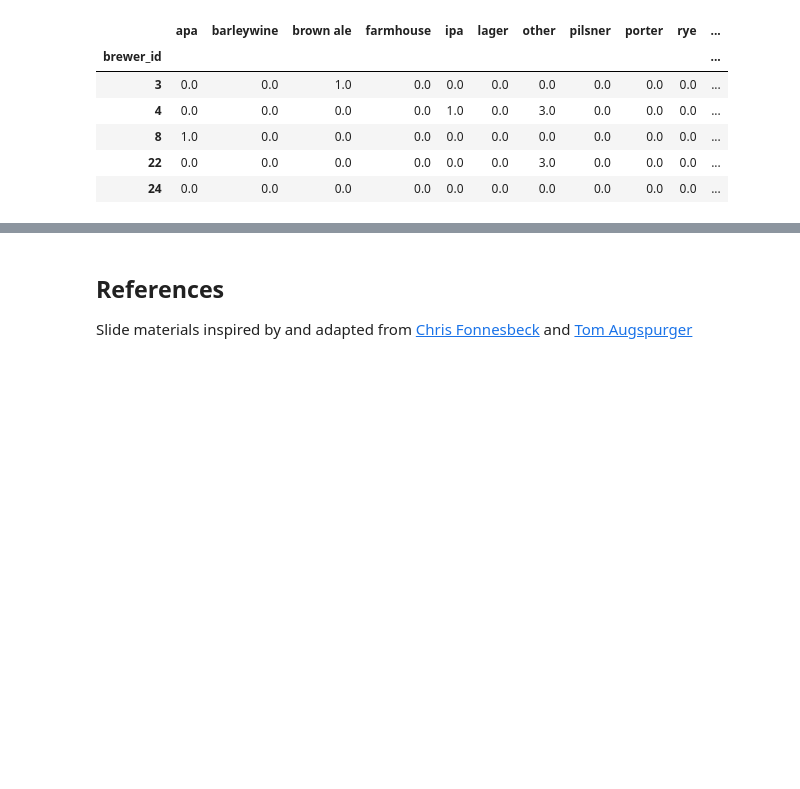
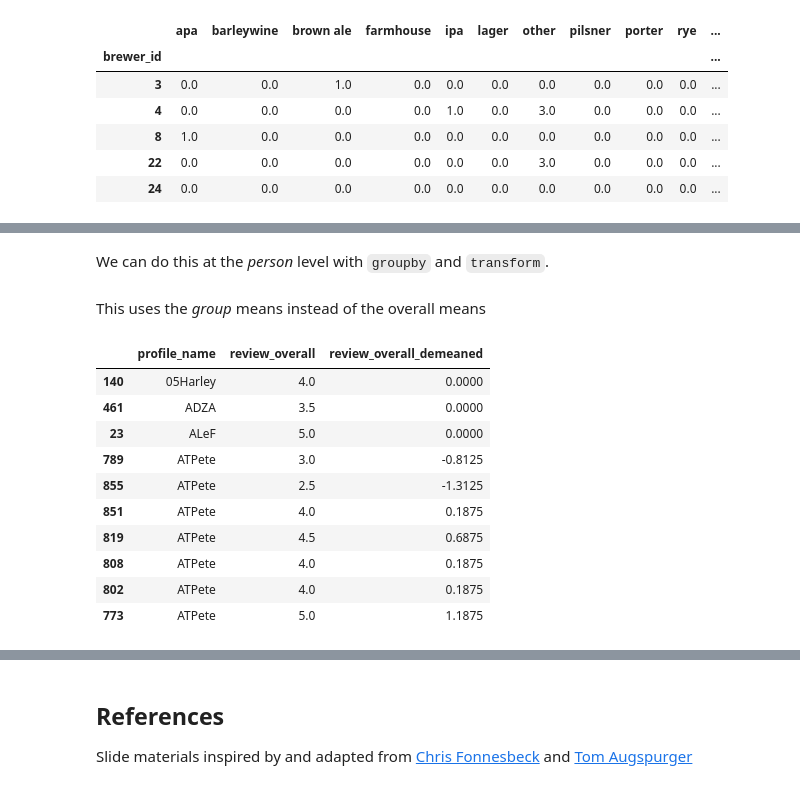
Before and after one commit to ihmeuw/ihme-python-course, a Jupyter notebook: Lecture 5/Pandas III + Plotting.ipynb, the cells around one changed output, grey strips where cells are left out. Saved outputs shown, nothing was run; the diff lists cells and outputs as text; code cells hidden in the pictures; blank space fills up the shorter version.

Commit message:
finished groupby

```diff
--- a/Lecture 5/Pandas III + Plotting.ipynb
+++ b/Lecture 5/Pandas III + Plotting.ipynb
@@ -596,0 +614,4 @@ In fact, the `.agg`, which returns one row per group, is just one kind of way to
+# %%
+def de_mean(reviews):
+    s = reviews - reviews.mean()
+    return s
@@ -596,0 +633,20 @@ In fact, the `.agg`, which returns one row per group, is just one kind of way to
+# %% [markdown]
+We can do this at the *person* level with `groupby` and `transform`.
+# %%
+df['review_overall_demeaned'] = df.groupby('profile_name').review_overall.transform(de_mean)
+# %% [markdown]
+This uses the *group* means instead of the overall means
+# %%
+df[['profile_name','review_overall','review_overall_demeaned']].sort_values('profile_name').head(10)
+# %% [output]
+|  | profile_name | review_overall | review_overall_demeaned |
+| 140 | 05Harley | 4.0 | 0.0000 |
+| 461 | ADZA | 3.5 | 0.0000 |
+| 23 | ALeF | 5.0 | 0.0000 |
+| 789 | ATPete | 3.0 | -0.8125 |
+| 855 | ATPete | 2.5 | -1.3125 |
+| 851 | ATPete | 4.0 | 0.1875 |
+| 819 | ATPete | 4.5 | 0.6875 |
+| 808 | ATPete | 4.0 | 0.1875 |
+| 802 | ATPete | 4.0 | 0.1875 |
+| 773 | ATPete | 5.0 | 1.1875 |
```
Also changed, not shown: parts of 10 cells of this notebook.
